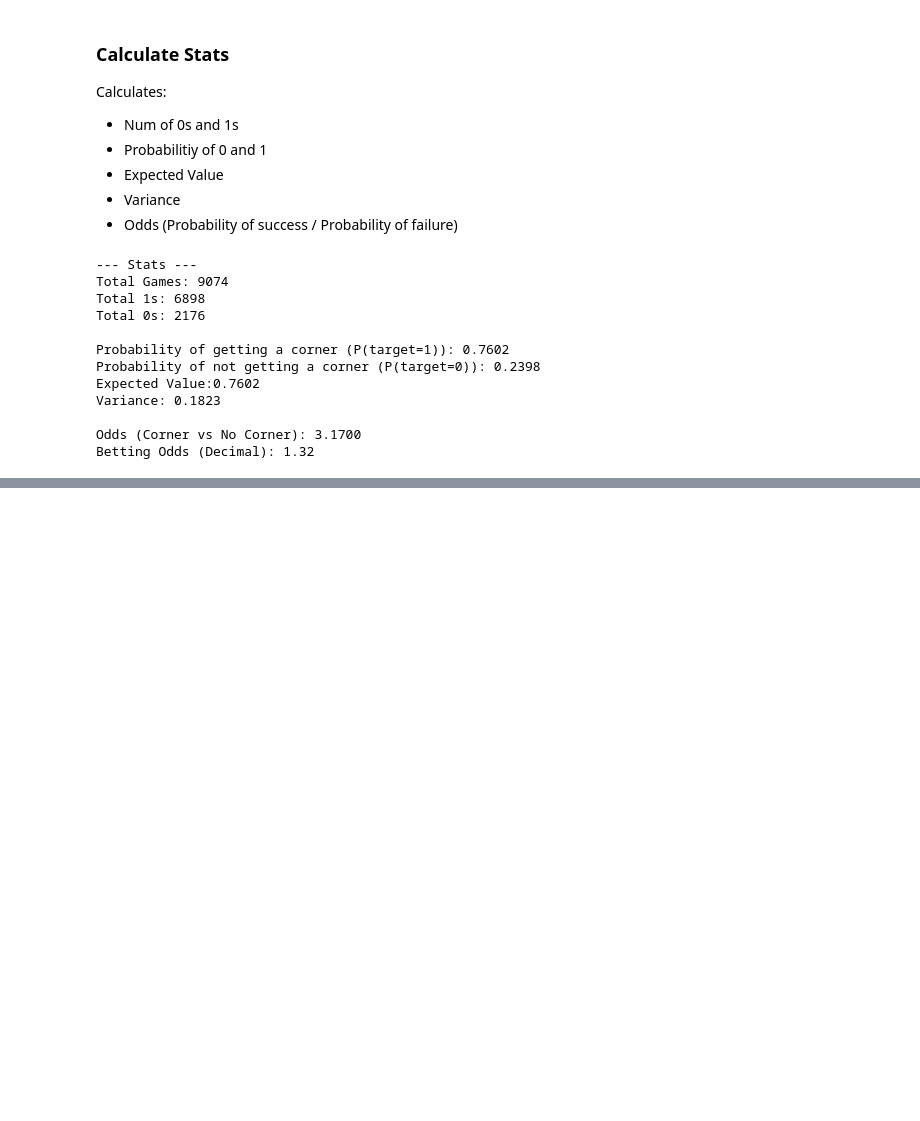
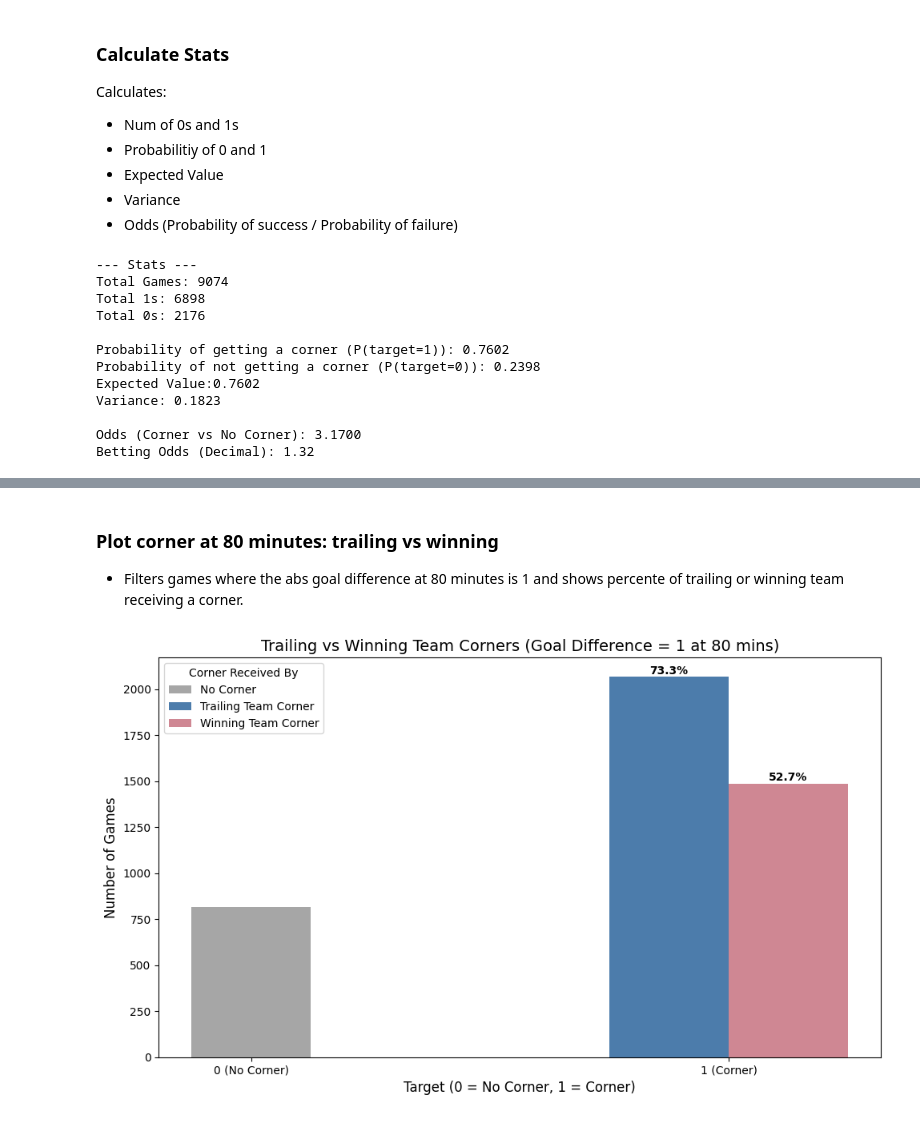
Before and after one commit to JoshuaGraham14/football-corner-prediction, a Jupyter notebook: notebooks/03_kaggle_aggregate_analysis.ipynb, the cells around one changed output, grey strips where cells are left out. Cells and saved outputs as stored; diff of their text form; code cells hidden in the pictures; blank space fills up the shorter version.

```diff
--- a/notebooks/03_kaggle_aggregate_analysis.ipynb
+++ b/notebooks/03_kaggle_aggregate_analysis.ipynb
@@ -236,0 +254,45 @@ Betting Odds (Decimal): 1.32
+# %% [markdown]
+### Plot corner at 80 minutes: trailing vs winning
+- Filters games where the abs goal difference at 80 minutes is 1 and shows percente of trailing or winning team receiving a corner.
+# %%
+aggregated_data['abs_goal_diff_80'] = aggregated_data['goal_diff_80'].abs()
+
+#Only look at games where goal diff = 1 at 80 mins
+filtered_data = aggregated_data[aggregated_data['abs_goal_diff_80'] == 1]
+target_counts = filtered_data['target'].value_counts()
+corner_games = filtered_data[filtered_data['target'] == 1].copy()
+
+def flag_corners(row):
+    home_corner, away_corner = row['home_corner_diff'] > 0, row['away_corner_diff'] >0
+    return {
+        'h': {'trailing_team_corner':away_corner,'winning_team_corner':home_corner},
+        'a': {'trailing_team_corner':home_corner,'winning_team_corner': away_corner}
+    }.get(row['game_state_80'], {'trailing_team_corner': False, 'winning_team_corner': False})
+
+corner_games[['trailing_team_corner','winning_team_corner']] =corner_games.apply(flag_corners, axis=1, result_type='expand')
+
+trailing_team_corner_count =corner_games['trailing_team_corner'].sum()
+winning_team_corner_count= corner_games['winning_team_corner'].sum()
+total_corner_games =len(corner_games)
+
+plt.figure(figsize=(10, 6))
+bar_width = 0.25
+
+plt.bar(0, target_counts.get(0, 0), width=bar_width, color='grey', alpha=0.7, label='No Corner')
+trailing_bar = plt.bar(1-bar_width/2, trailing_team_corner_count,width=bar_width, color='#004488', alpha=0.7,label='Trailing Team Corner')
+winning_bar = plt.bar(1+bar_width/2,winning_team_corner_count, width=bar_width, color='#BB5566',alpha=0.7,label='Winning Team Corner')
+
+for bar, count in zip([trailing_bar, winning_bar], [trailing_team_corner_count, winning_team_corner_count]):
+    percentage = (count / total_corner_games) * 100
+    plt.text(bar[0].get_x() + bar[0].get_width() / 2, bar[0].get_height()+1, f'{percentage:.1f}%', ha='center', va='bottom', fontsize=10, fontweight='bold')
+
+plt.title('Trailing vs Winning Team Corners (Goal Difference = 1 at 80 mins)', fontsize=14)
+plt.xlabel('Target (0 = No Corner, 1 = Corner)', fontsize=12)
+plt.ylabel('Number of Games', fontsize=12)
+plt.xticks([0, 1], labels=['0 (No Corner)', '1 (Corner)'])
+
+plt.legend(title='Corner Received By', fontsize=10)
+plt.tight_layout()
+plt.show()
+# %% [output]
+[figure, added]
```
Also changed, not shown: parts of 5 cells of this notebook.
